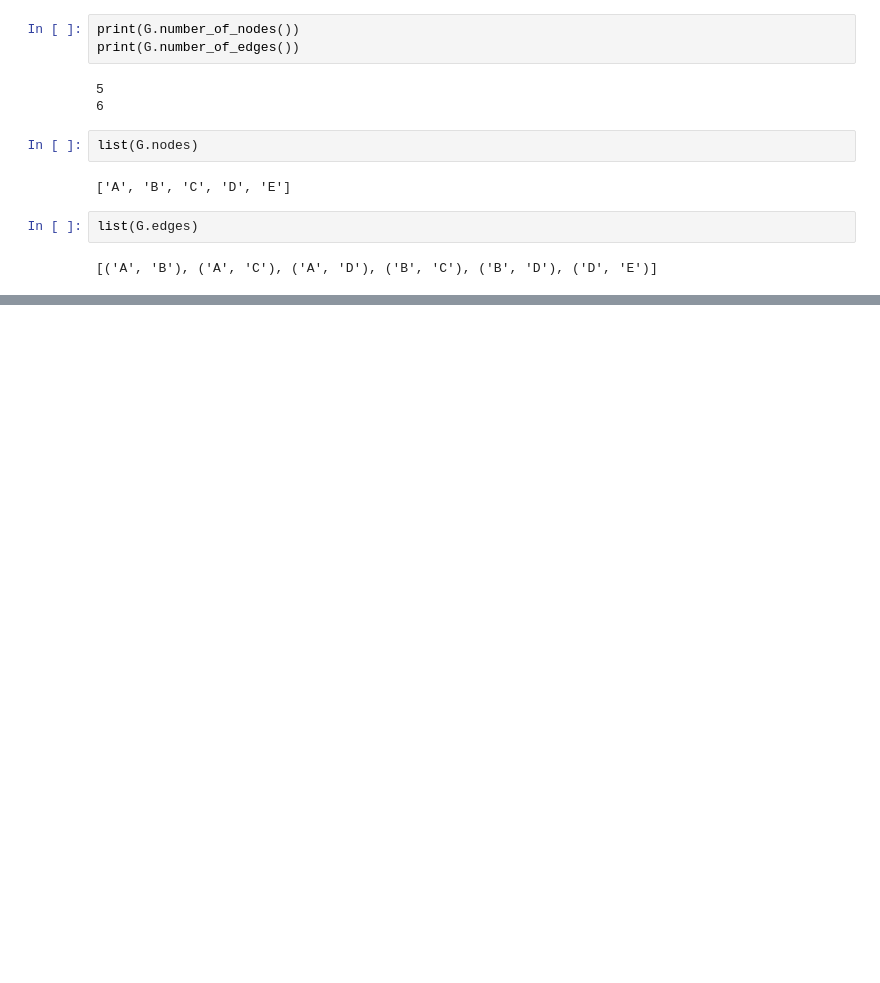
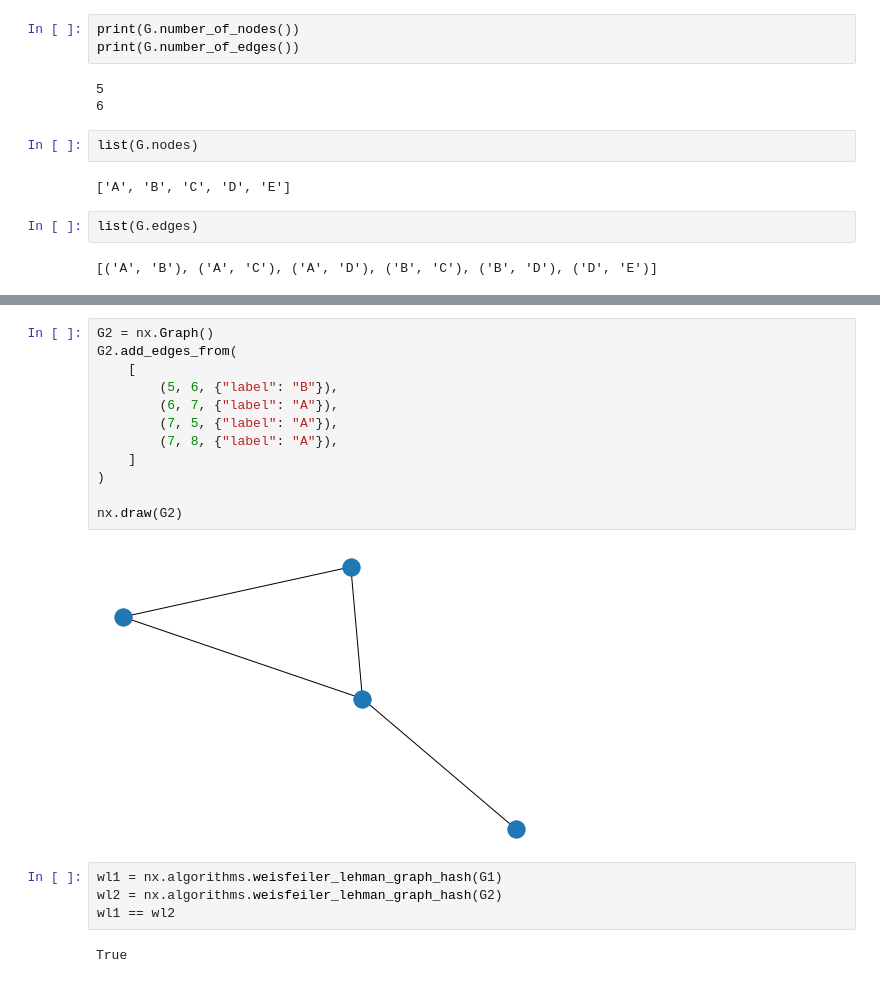
Before and after one commit to gdario/gnn_material, a Jupyter notebook: notebooks/NetworkBasics.ipynb, the cells around one changed output, grey strips where cells are left out. Cells and saved outputs as stored; diff of their text form; blank space fills up the shorter version.

```diff
--- a/notebooks/NetworkBasics.ipynb
+++ b/notebooks/NetworkBasics.ipynb
@@ -33,0 +98,20 @@ nx.draw(G, with_labels=True, font_weight='bold')
+# %%
+G2 = nx.Graph()
+G2.add_edges_from(
+    [
+        (5, 6, {"label": "B"}),
+        (6, 7, {"label": "A"}),
+        (7, 5, {"label": "A"}),
+        (7, 8, {"label": "A"}),
+    ]
+)
+
+nx.draw(G2)
+# %% [output]
+[figure, added]
+# %%
+wl1 = nx.algorithms.weisfeiler_lehman_graph_hash(G1)
+wl2 = nx.algorithms.weisfeiler_lehman_graph_hash(G2)
+wl1 == wl2
+# %% [output]
+True
```
Also changed, not shown: parts of 6 cells of this notebook, 2 other files.
